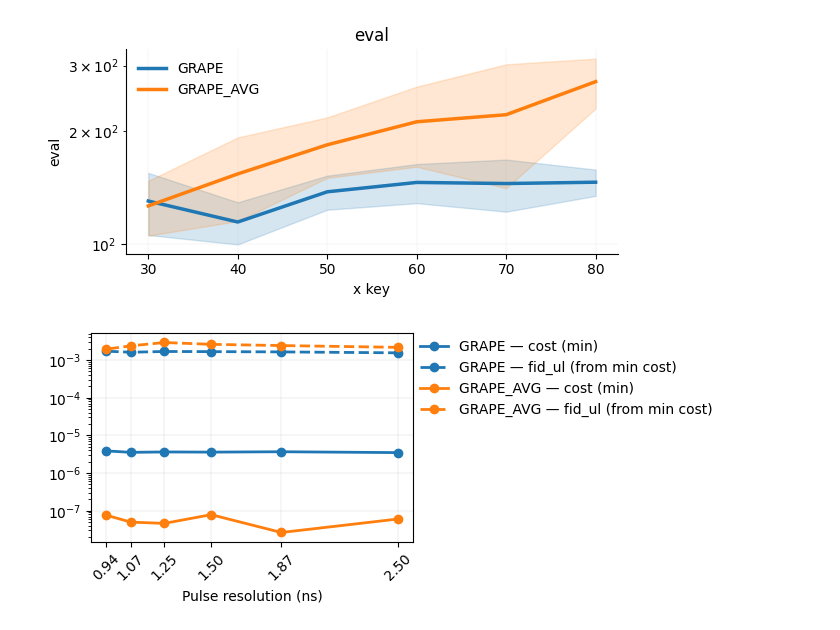
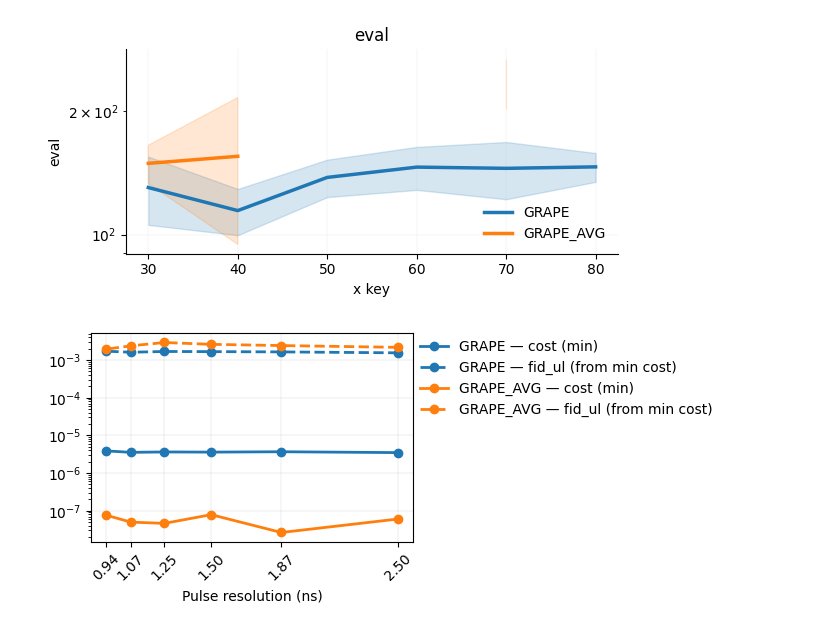
Before and after one commit to cicacica/VeriPulse, a Jupyter notebook: notebooks/data_processing.ipynb, the cells around one changed output. Drawn from its saved outputs; the diff is of its cells as text; code cells hidden in the pictures.

Commit message:
data proc

```diff
--- a/notebooks/data_processing.ipynb
+++ b/notebooks/data_processing.ipynb
@@ -848,12 +848,12 @@ def summary_lambda(slot, data_dir, lams):
 # %%
 slots = [30, 40, 50, 60, 70, 80]
 summaries = dict()
 summaries['GRAPE'] = summary_byslot("GRAPE", slots, data_dir_dummyless)
 #summaries['CRAB'] = summary_byslot('CRAB', slots, data_dir_dummyless)
-summaries['GRAPE_AVG'] = summary_byslot('GRAPE_AVG', slots, data_dir_dummyless)
+summaries['GRAPE_AVG'] = summary_byslot('GRAPE_AVG', slots, data_dir_dummyyes)
 plot_summary_property(summaries = summaries, quantity='eval', log_y=True)
 # %% [output]
-[figure, old version]
+[figure, new version]
 # %%
 plot_summary_properties_extremes(
     summaries=summaries,
```
Also changed, not shown: parts of 4 cells of this notebook.
